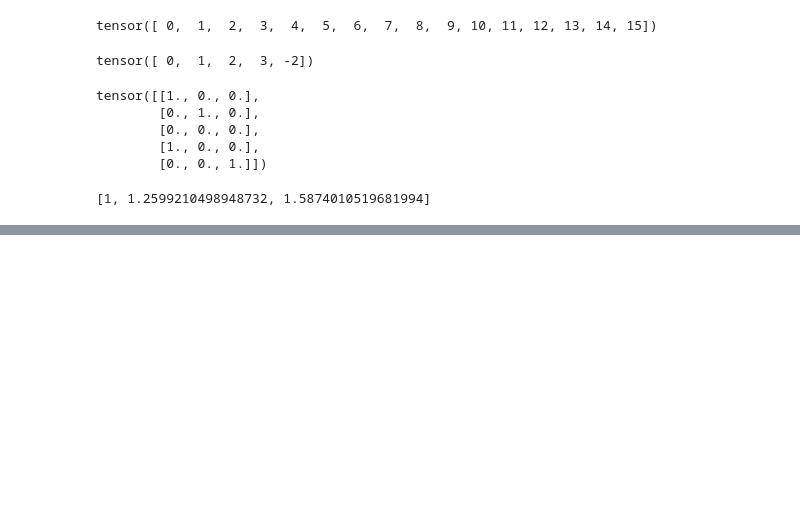
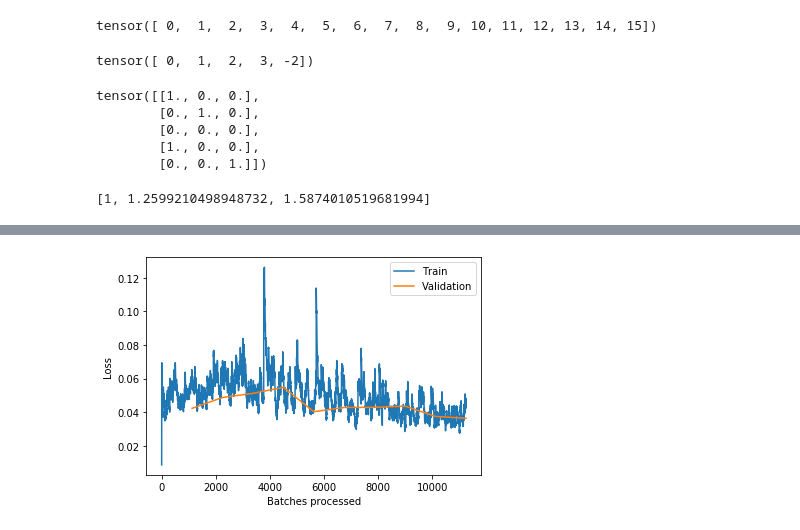
Before and after one commit to kheyer/Oil-Tank-Volume-Estimation, a Jupyter notebook: Object Detection.ipynb, the cells around one changed output, grey strips where cells are left out. Drawn from its saved outputs; the diff is of its cells as text; code cells hidden in the pictures; blank space fills up the shorter version.

```diff
--- a/Object Detection.ipynb
+++ b/Object Detection.ipynb
@@ -447,0 +483,6 @@ learn = learn.split(retina_net_split)
+# %%
+data2 = get_data(8,512)
+# %%
+learn.data = data2
+# %%
+learn.fit_one_cycle(5, slice(1e-4))
@@ -447,0 +499,2 @@ learn = learn.split(retina_net_split)
+# %%
+learn.fit_one_cycle(10, slice(3e-5))
@@ -447,0 +514,4 @@ learn = learn.split(retina_net_split)
+# %%
+learn.recorder.plot_losses()
+# %% [output]
+[figure, added]
```
Also changed, not shown: parts of 27 cells of this notebook, 1 other file.
